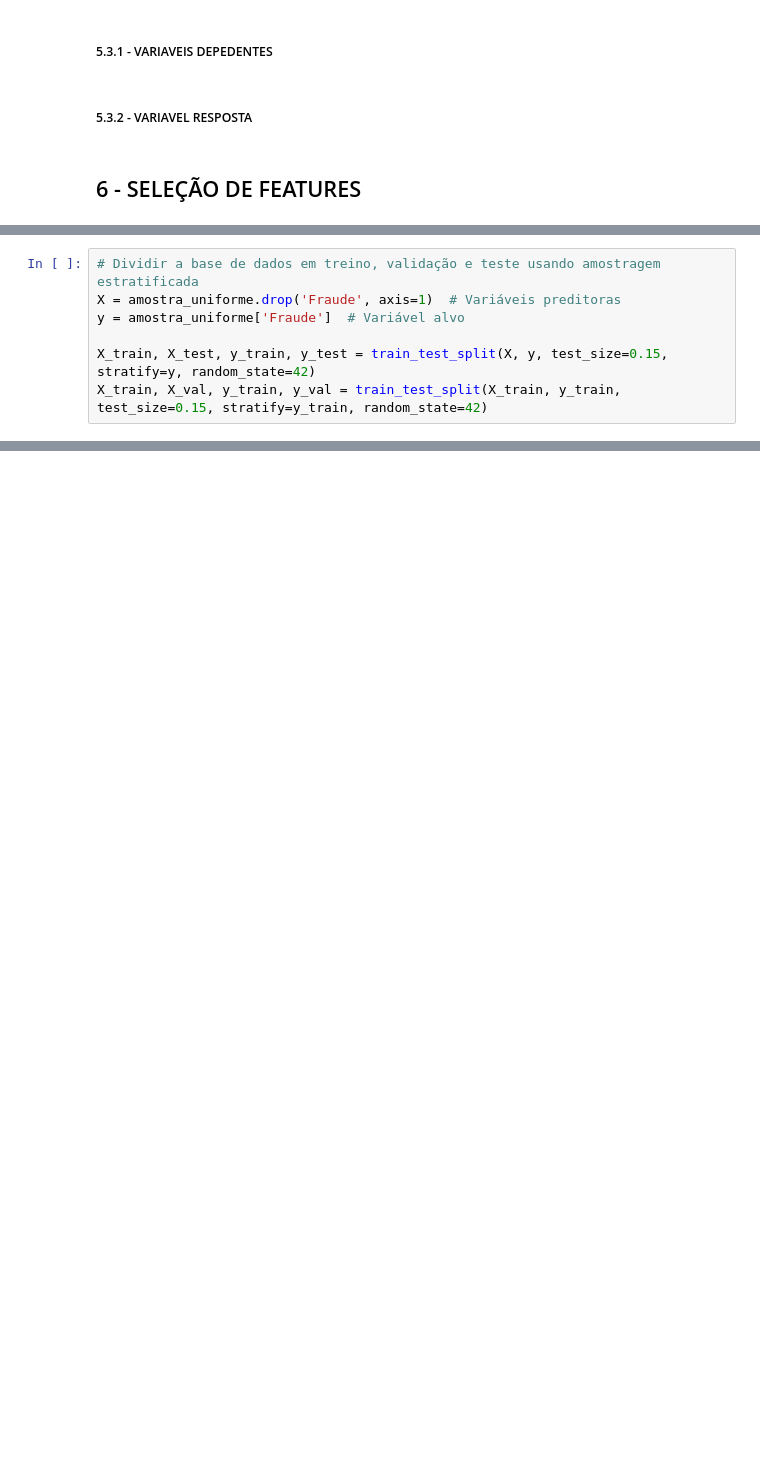
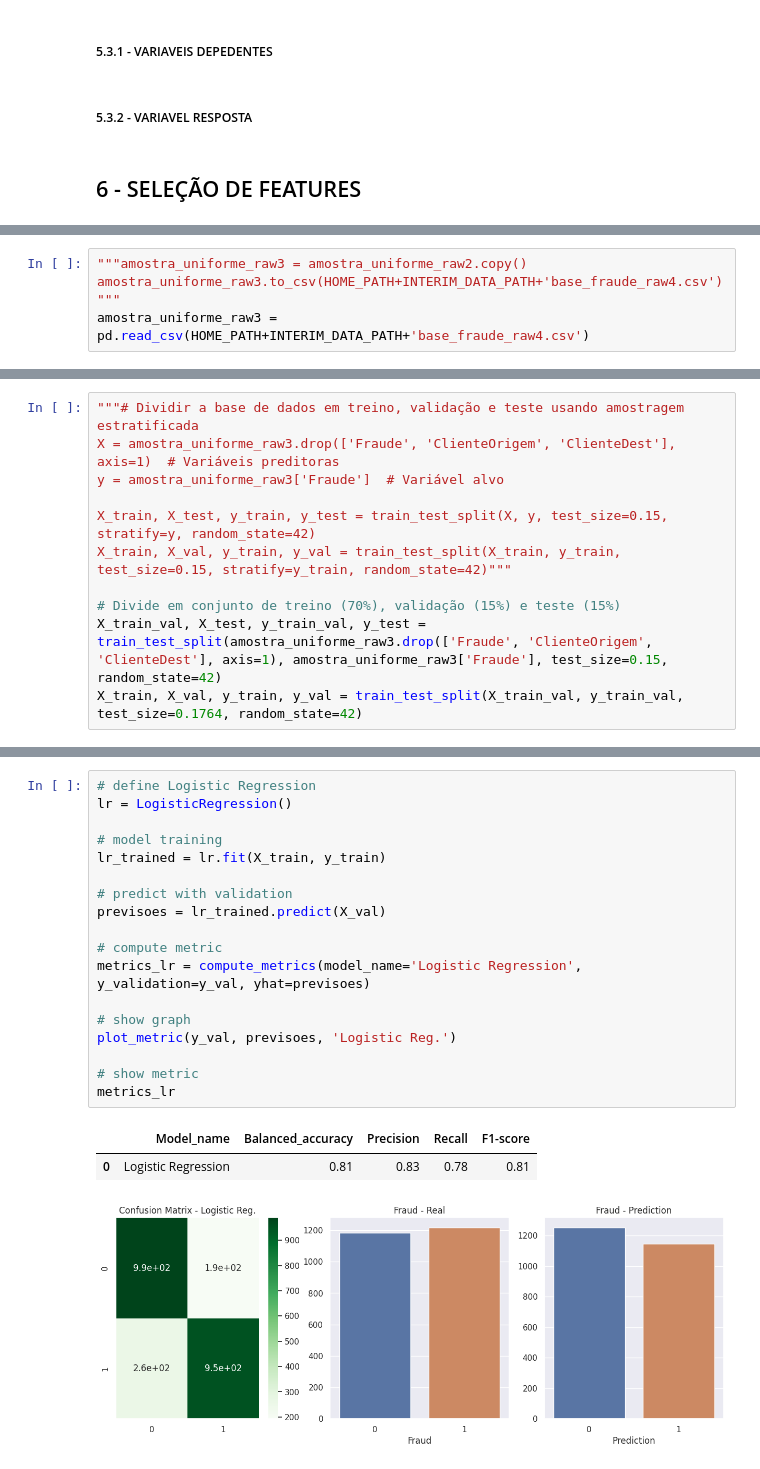
Before and after one commit to ValmirJrDS/deteccao_fraude, a Jupyter notebook: notebooks/c0.5-vj-preparacao-dos-dados.ipynb, the cells around one changed output, grey strips where cells are left out. Drawn from its saved outputs; the diff is of its cells as text; blank space fills up the shorter version.

```diff
--- a/notebooks/c0.5-vj-preparacao-dos-dados.ipynb
+++ b/notebooks/c0.5-vj-preparacao-dos-dados.ipynb
@@ -772,0 +837,4 @@ amostra_uniforme.head()
+# %%
+"""amostra_uniforme_raw3 = amostra_uniforme_raw2.copy()
+amostra_uniforme_raw3.to_csv(HOME_PATH+INTERIM_DATA_PATH+'base_fraude_raw4.csv')"""
+amostra_uniforme_raw3 = pd.read_csv(HOME_PATH+INTERIM_DATA_PATH+'base_fraude_raw4.csv')
@@ -775,7 +852,11 @@ amostra_uniforme.head()
 # %%
-# Dividir a base de dados em treino, validação e teste usando amostragem estratificada
-X = amostra_uniforme.drop('Fraude', axis=1)  # Variáveis preditoras
-y = amostra_uniforme['Fraude']  # Variável alvo
+"""# Dividir a base de dados em treino, validação e teste usando amostragem estratificada
+X = amostra_uniforme_raw3.drop(['Fraude', 'ClienteOrigem', 'ClienteDest'], axis=1)  # Variáveis preditoras
+y = amostra_uniforme_raw3['Fraude']  # Variável alvo
 
 X_train, X_test, y_train, y_test = train_test_split(X, y, test_size=0.15, stratify=y, random_state=42)
-X_train, X_val, y_train, y_val = train_test_split(X_train, y_train, test_size=0.15, stratify=y_train, random_state=42)
+X_train, X_val, y_train, y_val = train_test_split(X_train, y_train, test_size=0.15, stratify=y_train, random_state=42)"""
+
+# Divide em conjunto de treino (70%), validação (15%) e teste (15%)
+X_train_val, X_test, y_train_val, y_test = train_test_split(amostra_uniforme_raw3.drop(['Fraude', 'ClienteOrigem', 'ClienteDest'], axis=1), amostra_uniforme_raw3['Fraude'], test_size=0.15, random_state=42)
+X_train, X_val, y_train, y_val = train_test_split(X_train_val, y_train_val, test_size=0.1764, random_state=42)
@@ -794,0 +913,22 @@ Name: Fraude, dtype: int64
+# %%
+# define Logistic Regression
+lr = LogisticRegression()
+
+# model training
+lr_trained = lr.fit(X_train, y_train)
+
+# predict with validation
+previsoes = lr_trained.predict(X_val)
+
+# compute metric
+metrics_lr = compute_metrics(model_name='Logistic Regression', y_validation=y_val, yhat=previsoes)
+
+# show graph
+plot_metric(y_val, previsoes, 'Logistic Reg.')
+
+# show metric
+metrics_lr
+# %% [output]
+|  | Model_name | Balanced_accuracy | Precision | Recall | F1-score |
+| 0 | Logistic Regression | 0.81 | 0.83 | 0.78 | 0.81 |
+[figure, added]
```
Also changed, not shown: parts of 55 cells of this notebook, 1 other file.
